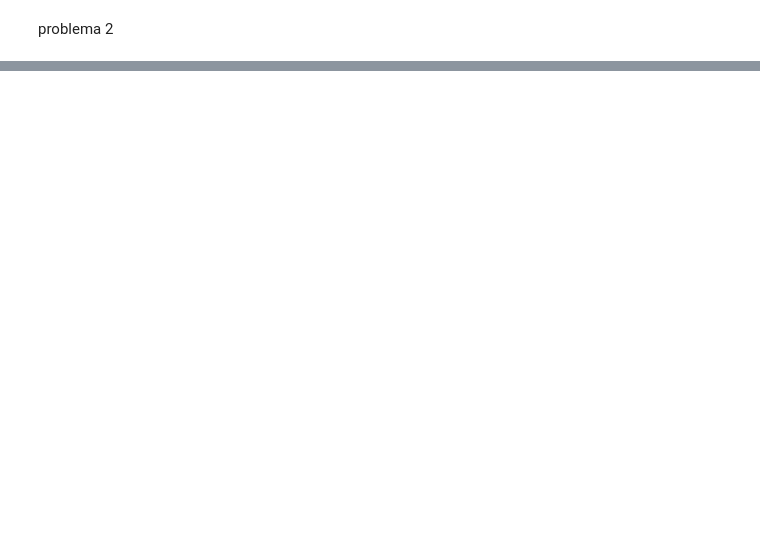
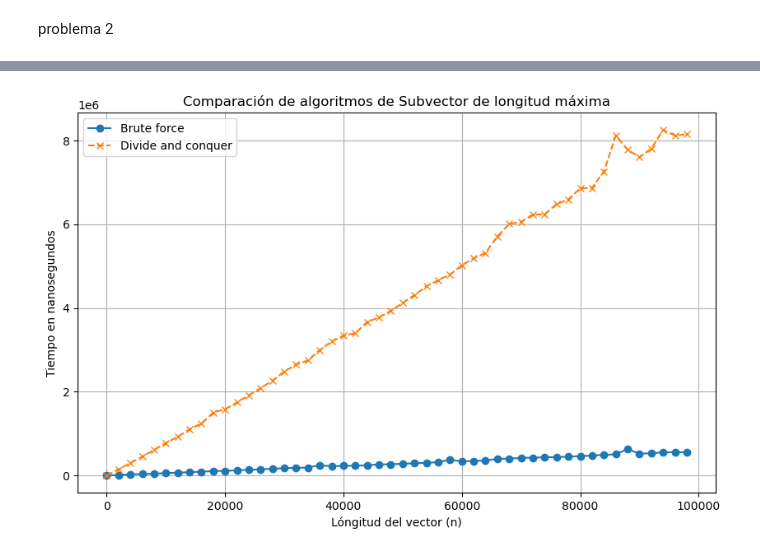
Before and after one commit to PieroCastillo/algo2-pcs, a Jupyter notebook: pc2/results.ipynb, the cells around one changed output, grey strips where cells are left out. Drawn from its saved outputs; the diff is of its cells as text; code cells hidden in the pictures; blank space fills up the shorter version.

```diff
--- a/pc2/results.ipynb
+++ b/pc2/results.ipynb
@@ -42,0 +48,23 @@ printData(data3,3)
+# %%
+# Separar los datos para FB y DV, tiempo en nanosegundos(10^-9)
+# convierte los tiempo a milisegundos(*10^6)
+s_data = datassm[::2000]
+data_n =  [n for n, tfb, tdv in s_data]
+data_tfb = [tfb for n, tfb, tdv in s_data]
+data_tdv = [tdv for n, tfb, tdv in s_data]
+
+# Crear el gráfico
+plt.figure(figsize=(10, 6))
+plt.plot(data_n, data_tfb, label=f'Brute force', marker='o', linestyle='-')
+plt.plot(data_n, data_tdv, label=f'Divide and conquer', marker='x', linestyle='--')
+
+    # Personalizar gráfico
+plt.xlabel('Lóngitud del vector (n)')
+plt.ylabel('Tiempo en nanosegundos')
+plt.title(f'Comparación de algoritmos de Subvector de longitud máxima')
+plt.legend()
+plt.grid(True)
+plt.savefig(f'data_plot_subseq_max_sum')
+plt.show()
+# %% [output]
+[figure, added]
```
Also changed, not shown: parts of 2 cells of this notebook, 1 other file.
